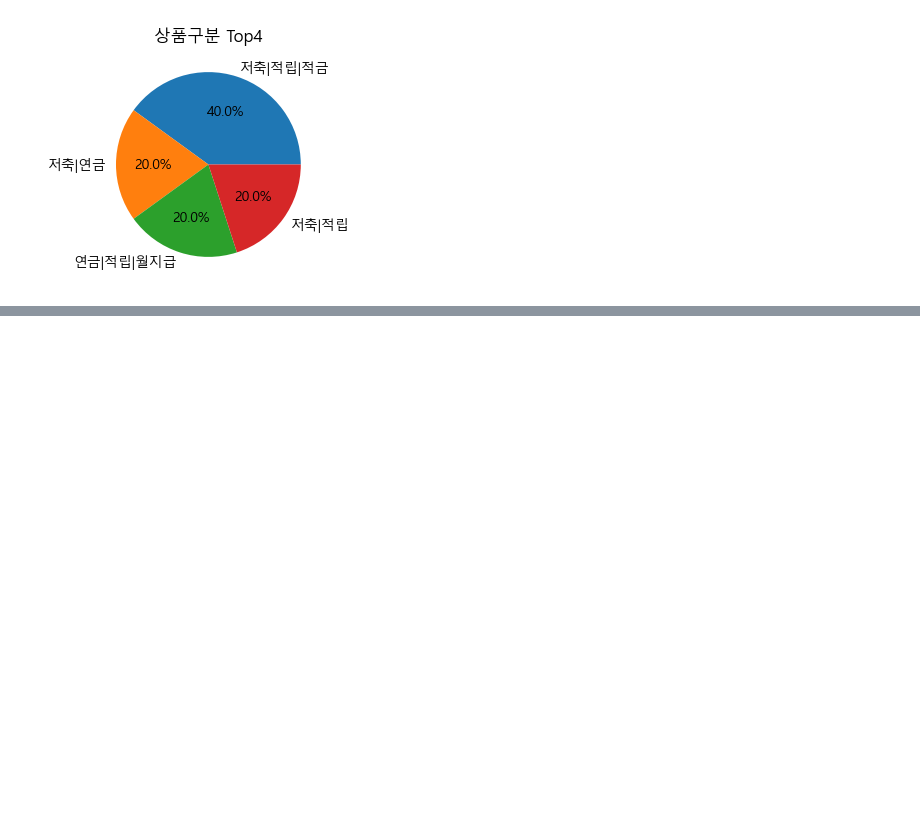
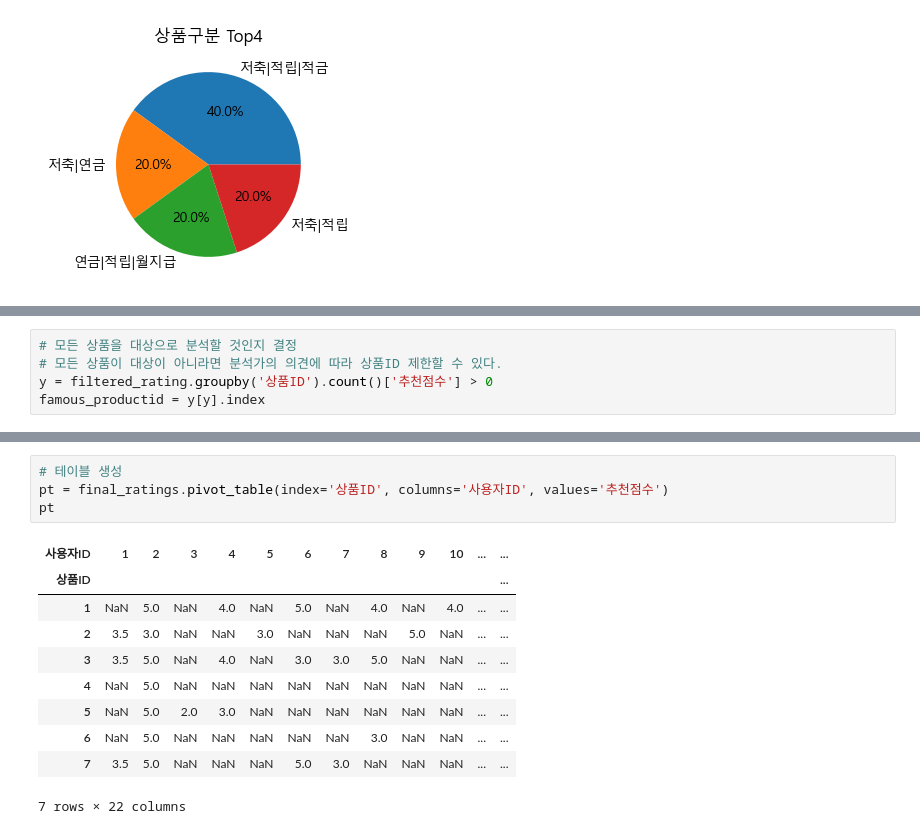
Before and after one commit to hado0123/ML, a Jupyter notebook: 03.금융상품 추천.ipynb, the cells around one changed output, grey strips where cells are left out. Drawn from its saved outputs; the diff is of its cells as text; blank space fills up the shorter version.

```diff
--- a/03.금융상품 추천.ipynb
+++ b/03.금융상품 추천.ipynb
@@ -128,0 +375,5 @@ plt.show()
+# %%
+# 모든 상품을 대상으로 분석할 것인지 결정
+# 모든 상품이 대상이 아니라면 분석가의 의견에 따라 상품ID 제한할 수 있다.
+y = filtered_rating.groupby('상품ID').count()['추천점수'] > 0
+famous_productid = y[y].index
@@ -128,0 +392,15 @@ plt.show()
+# %%
+# 테이블 생성
+pt = final_ratings.pivot_table(index='상품ID', columns='사용자ID', values='추천점수')
+pt
+# %% [output]
+| 사용자ID | 1 | 2 | 3 | 4 | 5 | 6 | 7 | 8 | 9 | 10 | ... | ... |
+| 상품ID |  |  |  |  |  |  |  |  |  |  |  | ... |
+| 1 | NaN | 5.0 | NaN | 4.0 | NaN | 5.0 | NaN | 4.0 | NaN | 4.0 | ... | ... |
+| 2 | 3.5 | 3.0 | NaN | NaN | 3.0 | NaN | NaN | NaN | 5.0 | NaN | ... | ... |
+| 3 | 3.5 | 5.0 | NaN | 4.0 | NaN | 3.0 | 3.0 | 5.0 | NaN | NaN | ... | ... |
+| 4 | NaN | 5.0 | NaN | NaN | NaN | NaN | NaN | NaN | NaN | NaN | ... | ... |
+| 5 | NaN | 5.0 | 2.0 | 3.0 | NaN | NaN | NaN | NaN | NaN | NaN | ... | ... |
+| 6 | NaN | 5.0 | NaN | NaN | NaN | NaN | NaN | 3.0 | NaN | NaN | ... | ... |
+| 7 | 3.5 | 5.0 | NaN | NaN | NaN | 5.0 | 3.0 | NaN | NaN | NaN | ... | ... |
+7 rows × 22 columns
```
Also changed, not shown: parts of 23 cells of this notebook.
